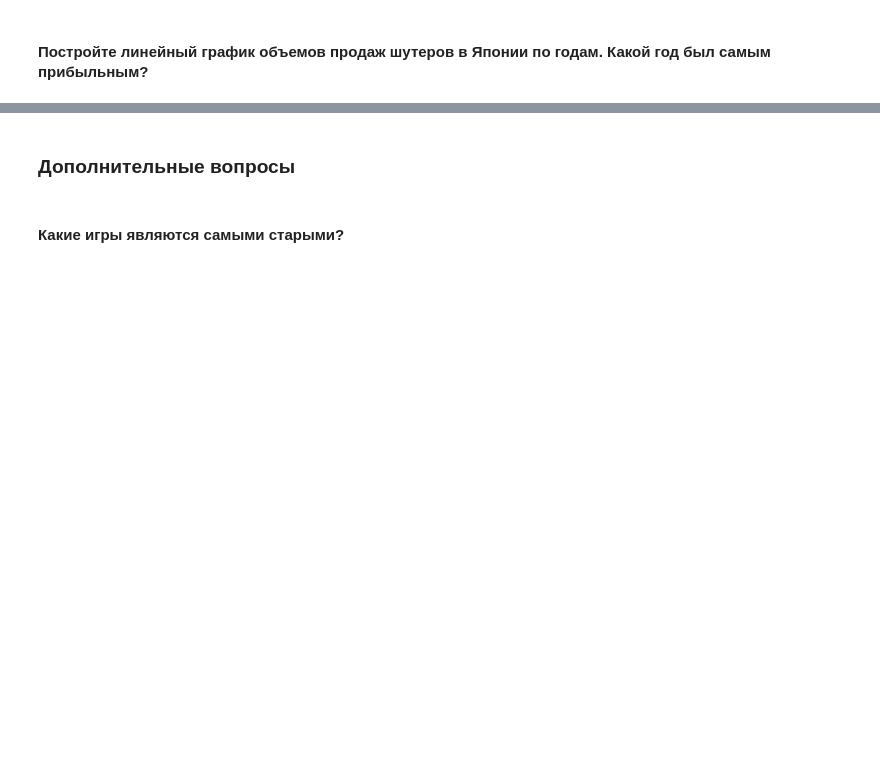
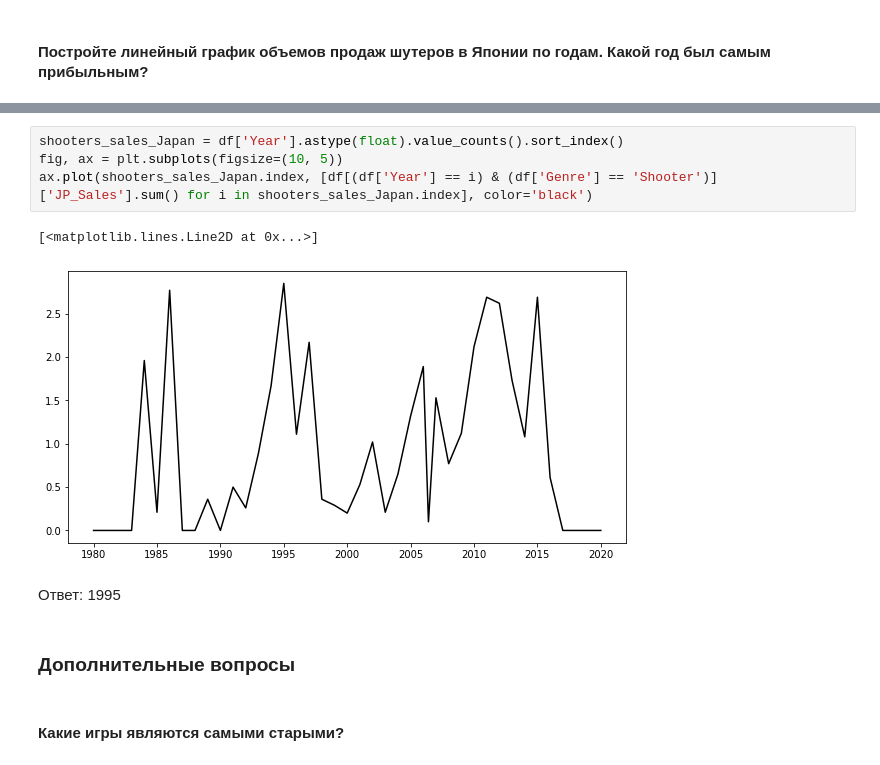
Before and after one commit to BubbleNeumann/University-tasks, a Jupyter notebook: sem3_Python_lab_3.ipynb, the cells around one changed output, grey strips where cells are left out. Saved outputs shown, nothing was run; the diff lists cells and outputs as text; blank space fills up the shorter version.

```diff
--- a/sem3_Python_lab_3.ipynb
+++ b/sem3_Python_lab_3.ipynb
@@ -240,3 +193,12 @@ plt.show()
+# %%
+shooters_sales_Japan = df['Year'].astype(float).value_counts().sort_index()
+fig, ax = plt.subplots(figsize=(10, 5))
+ax.plot(shooters_sales_Japan.index, [df[(df['Year'] == i) & (df['Genre'] == 'Shooter')]['JP_Sales'].sum() for i in shooters_sales_Japan.index], color='black')
+# %% [output]
+[<matplotlib.lines.Line2D at 0x...>]
+[figure, added]
+# %% [markdown]
+Ответ: 1995
 # %% [markdown]
 ### Дополнительные вопросы
 # %% [markdown]
```
Also changed, not shown: parts of 31 cells of this notebook.
